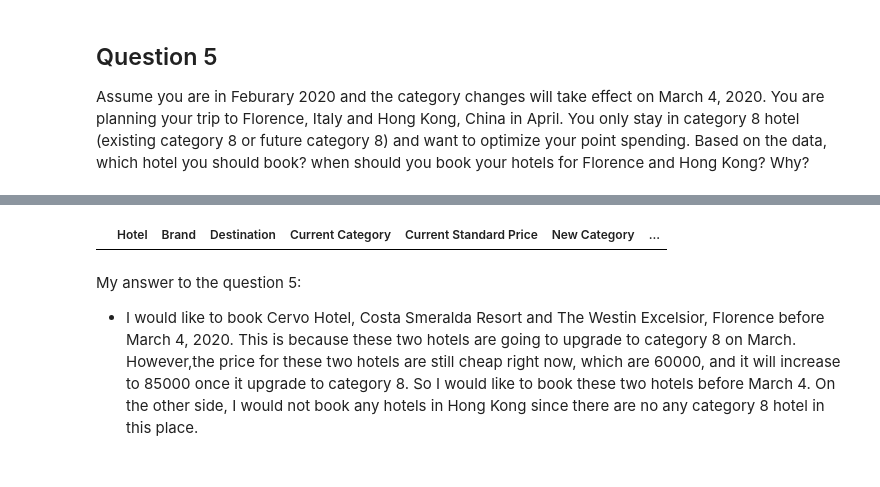
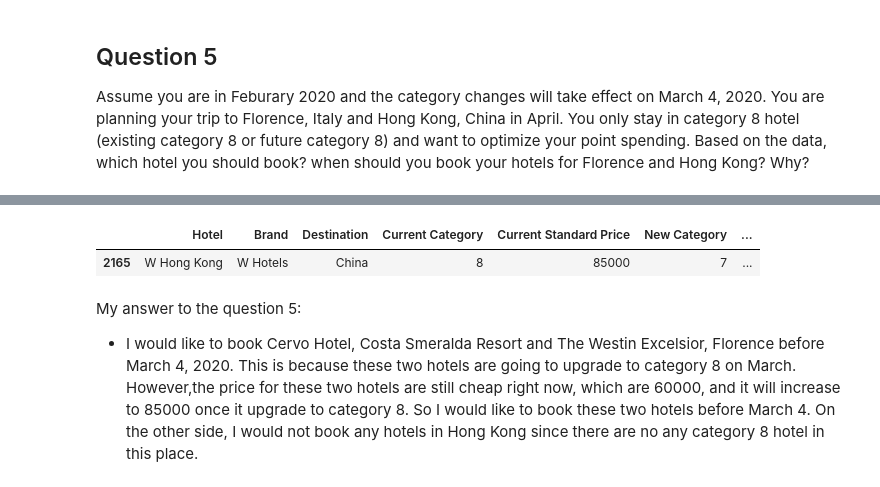
Before and after one commit to hxg10636/misy467, a Jupyter notebook: marriott-category-analysis-finished-xigang huang.ipynb, the cells around one changed output, grey strips where cells are left out. Cells and saved outputs as stored; diff of their text form; code cells hidden in the pictures.

```diff
--- a/marriott-category-analysis-finished-xigang huang.ipynb
+++ b/marriott-category-analysis-finished-xigang huang.ipynb
@@ -179,10 +179,11 @@ b
 | 1968 | The Westin Excelsior, Florence | Westin | Italy | 7 | 60000 | 8 | ... |
 # %%
 # get all the hotels which located in Hong Kong and have or will have category level 8.
-c = df.loc[((df['Destination']=='Hong Kong') & (df['Current Category']==8)) | ((df['Destination']=='Hong Kong') & (df['New Category']==8))]
+c = df.loc[((df['Destination']=='China') & (df['Current Category']==8)) | ((df['Destination']=='China') & (df['New Category']==8))]
 c
 # %% [output]
 |  | Hotel | Brand | Destination | Current Category | Current Standard Price | New Category | ... |
+| 2165 | W Hong Kong | W Hotels | China | 8 | 85000 | 7 | ... |
 # %% [markdown]
 My answer to the question 5:
 * I would like to book Cervo Hotel, Costa Smeralda Resort and The Westin Excelsior, Florence before March 4, 2020. This is because these two hotels are going to upgrade to category 8 on March. However,the price for these two hotels are still cheap right now, which are 60000, and it will increase to 85000 once it upgrade to category 8. So I would like to book these two hotels before March 4. On the other side, I would not book any hotels in Hong Kong since there are no any category 8 hotel in this place.
```
Also changed, not shown: parts of 1 cell of this notebook, 14 other files.
